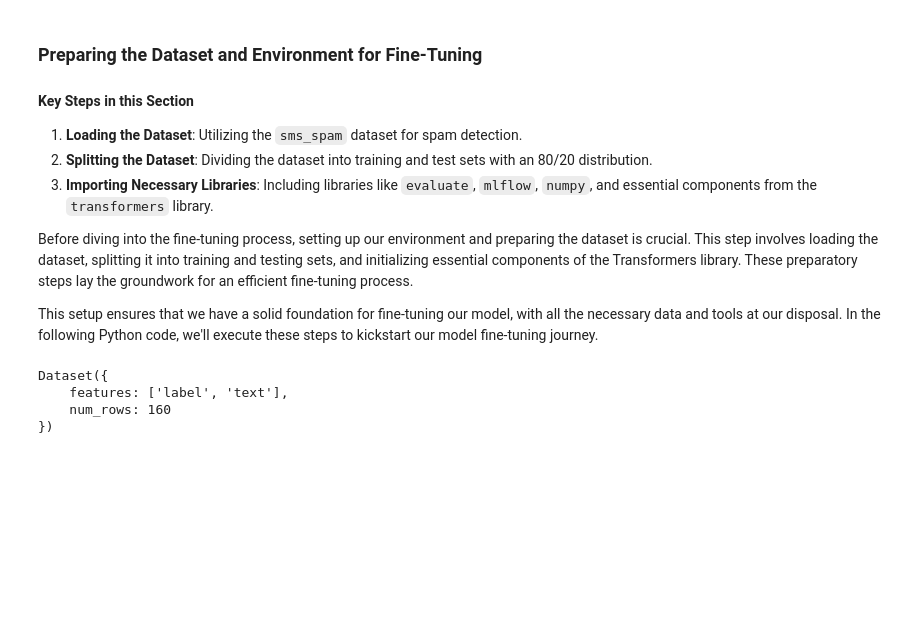
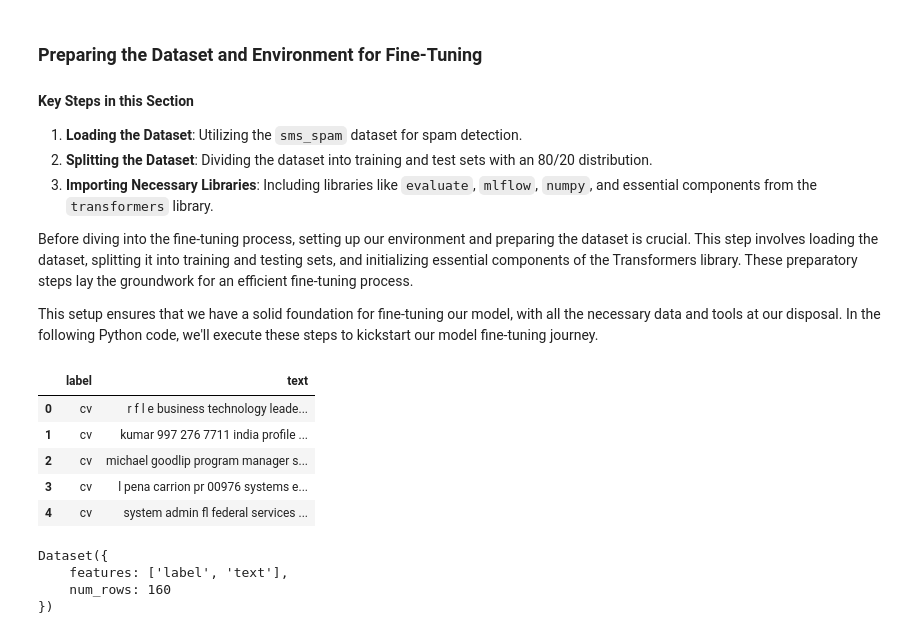
Before and after one commit to olonok69/LLM_Notebooks, a Jupyter notebook: t5/T5ForSequenceClassification_custom_mlflow_fine_tuning.ipynb, the cells around one changed output. Cells and saved outputs as stored; diff of their text form; code cells hidden in the pictures; blank space fills up the shorter version.

```diff
--- a/t5/T5ForSequenceClassification_custom_mlflow_fine_tuning.ipynb
+++ b/t5/T5ForSequenceClassification_custom_mlflow_fine_tuning.ipynb
@@ -99,6 +102,15 @@ data_path_test = "/content/drive/MyDrive/data/documents_test_cv.csv"
 data_test= pd.read_csv(data_path_test,  header=None)
 data.columns = ["label", "text"]
 data_test.columns = ["label", "text"]
+# %%
+data.head()
+# %% [output]
+|  | label | text |
+| 0 | cv | r f l e business technology leade... |
+| 1 | cv | kumar 997 276 7711 india profile ... |
+| 2 | cv | michael goodlip program manager s... |
+| 3 | cv | l pena carrion pr 00976 systems e... |
+| 4 | cv | system admin fl federal services ... |
 # %%
 label_dic = {"cv": 1, "non-cv": 0}
 # %%
```
Also changed, not shown: parts of 20 cells of this notebook.
